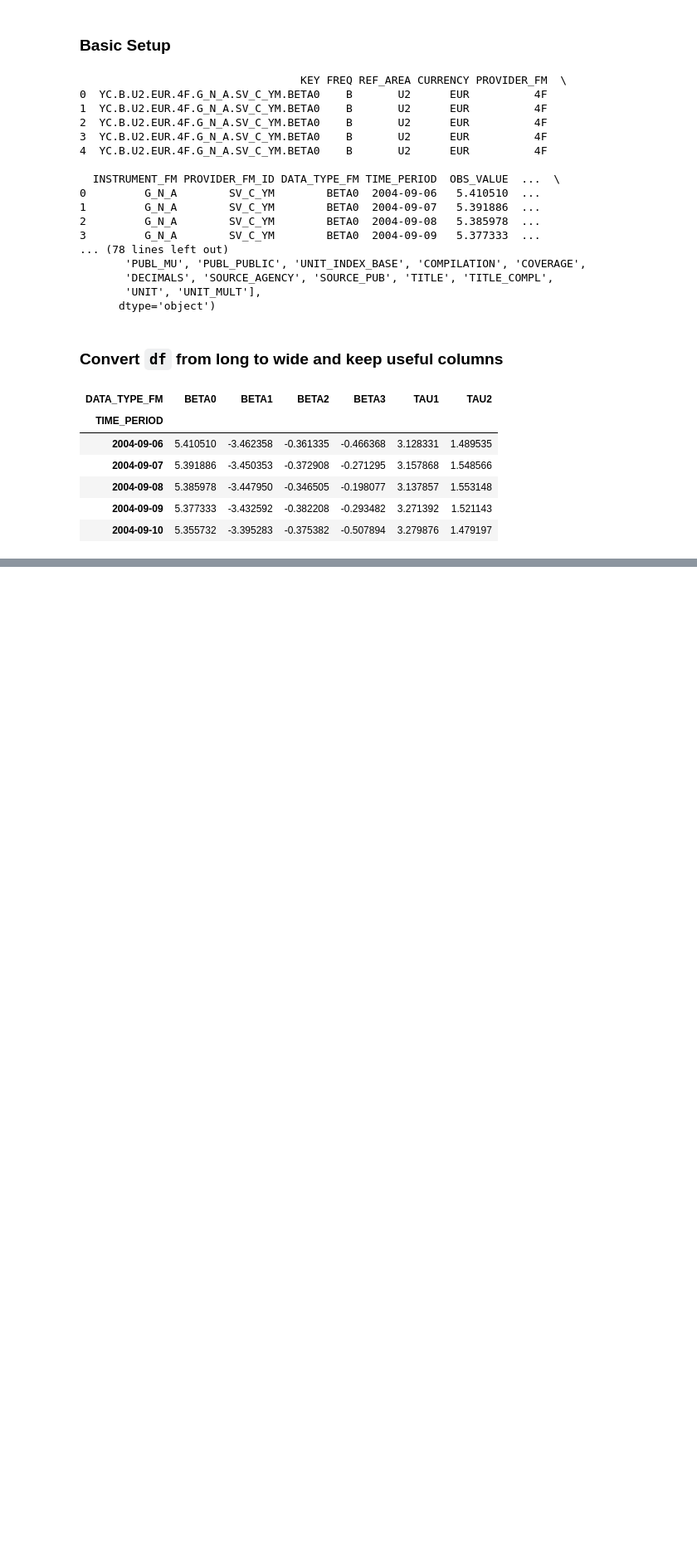
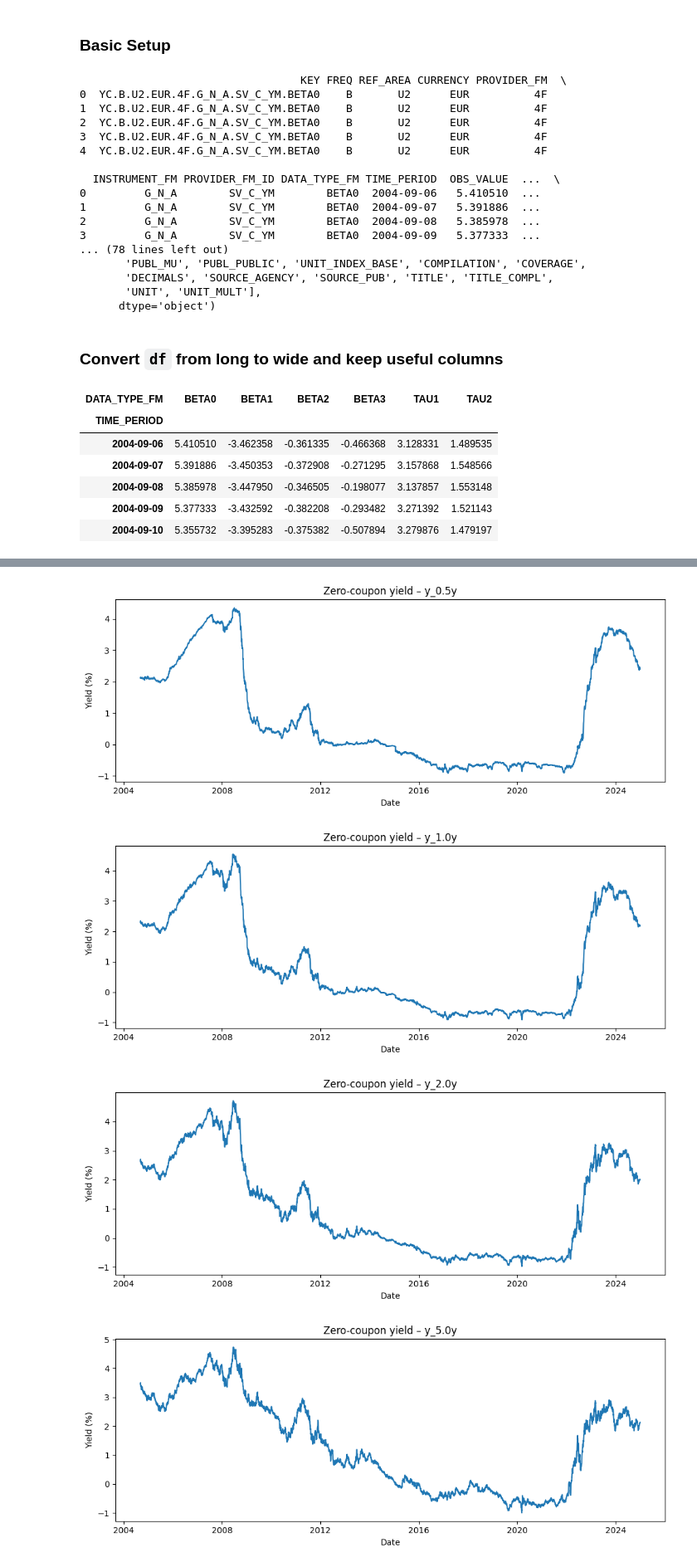
Before and after one commit to emschutt/Asset-Pricing, a Jupyter notebook: AP_v0.ipynb, the cells around one changed output, grey strips where cells are left out. Shown at 83% size. Drawn from its saved outputs; the diff is of its cells as text; code cells hidden in the pictures; blank space fills up the shorter version.

```diff
--- a/AP_v0.ipynb
+++ b/AP_v0.ipynb
@@ -66,0 +104,27 @@ yc_params.head()
+# %%
+# A 2D plot for each maturity
+for col in yc_yields.columns:
+    plt.figure(figsize=(10, 4))
+    plt.plot(yc_yields.index, yc_yields[col])
+    plt.title(f"Zero-coupon yield – {col}")
+    plt.xlabel("Date")
+    plt.ylabel("Yield (%)")
+    plt.tight_layout()
+    plt.show()
+
+# 2) One 2D plot with ALL maturities together
+plt.figure(figsize=(10, 5))
+for col in yc_yields.columns:
+    plt.plot(yc_yields.index, yc_yields[col], label=col)
+
+plt.title("Zero-coupon yields at different maturities")
+plt.xlabel("Date")
+plt.ylabel("Yield (%)")
+plt.legend()
+plt.tight_layout()
+plt.show()
+# %% [output]
+[figure, added]
+[figure, added]
+[figure, added]
+[figure, added]
```
Also changed, not shown: parts of 6 cells of this notebook.
